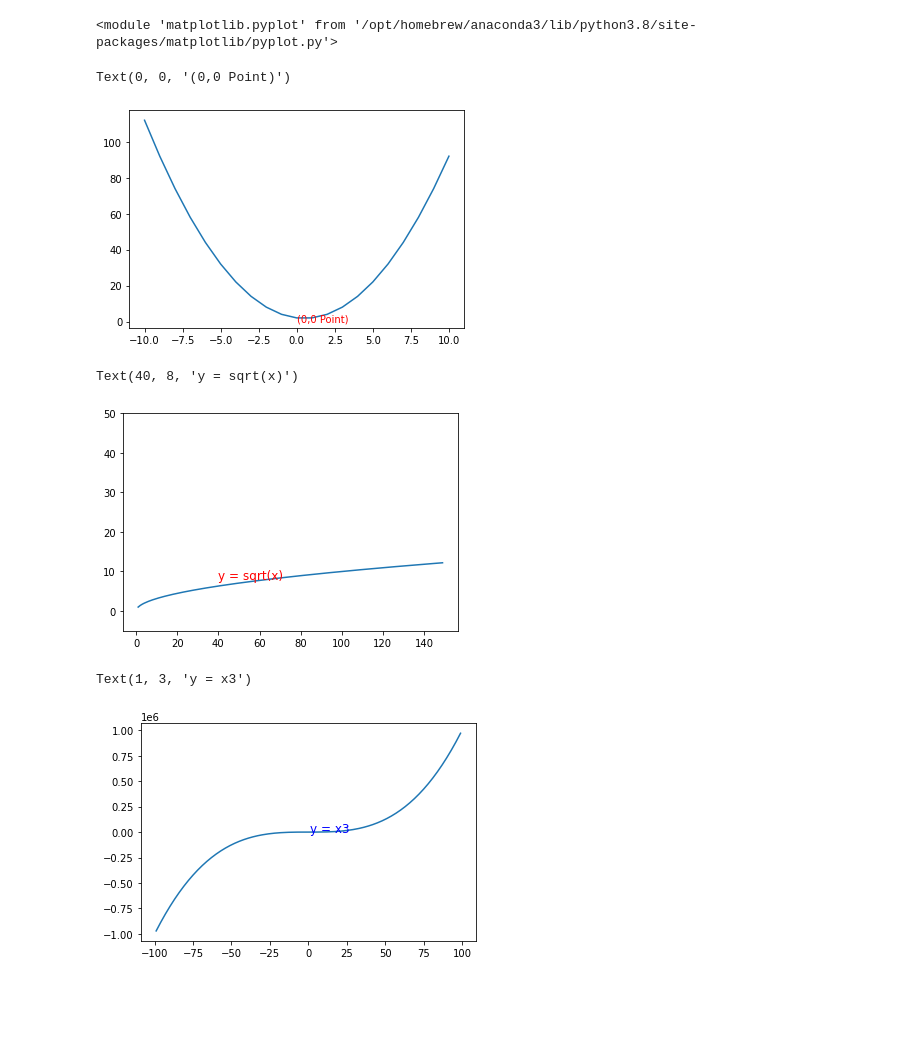
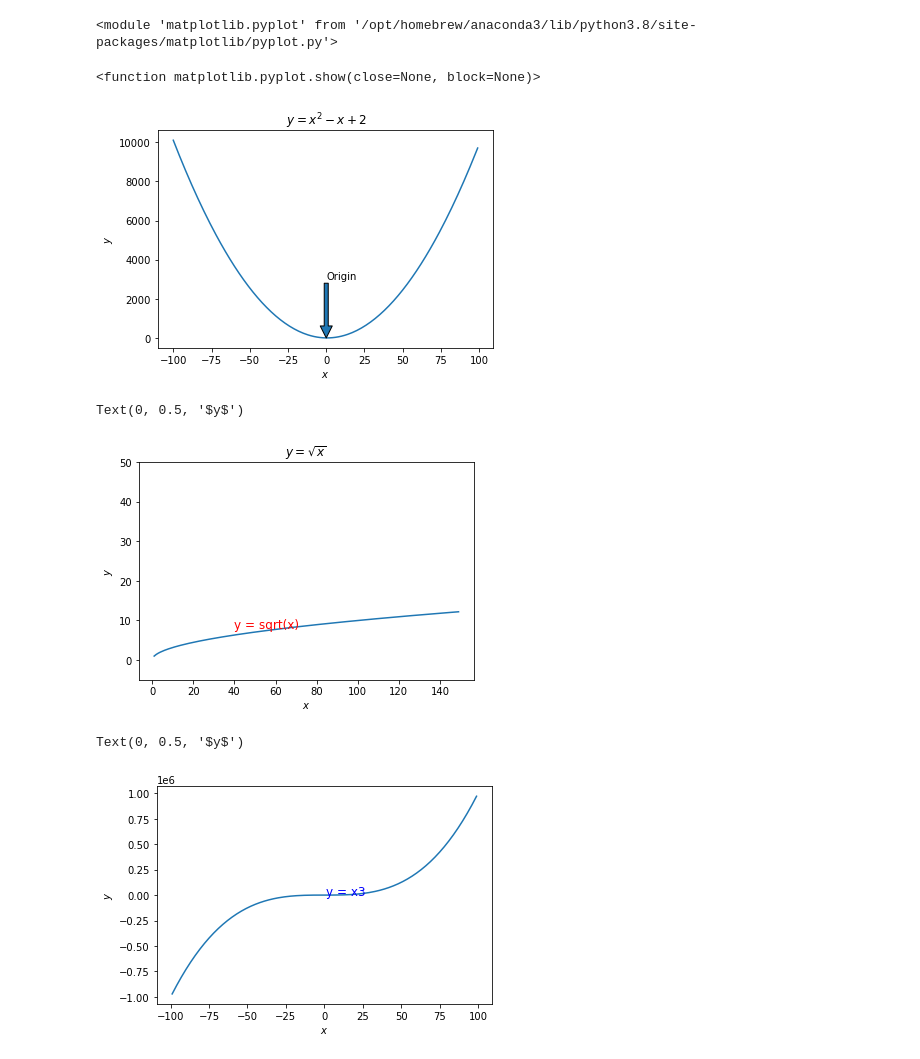
Before and after one commit to lupeluna/numpy-pandas-visualization-exercises, a Jupyter notebook: matplotlib_exercises.ipynb, the cells around one changed output. Cells and saved outputs as stored; diff of their text form; code cells hidden in the pictures; blank space fills up the shorter version.

```diff
--- a/matplotlib_exercises.ipynb
+++ b/matplotlib_exercises.ipynb
@@ -12,26 +12,33 @@ print(plt)
 
 # y = x**2 - x + 2
 # %%
-x = range(-10, 11)
-y = [n **2 - n + 2 for n in x]
+x = range(-100, 100)
+y = [(n **2 - n + 2) for n in x]
+
 plt.plot(x, y)
+plt.title(' $ y = x^2 - x + 2$')
+plt.xlabel('$x$')
+plt.ylabel('$y$')
+plt.annotate('Origin', xy = (0, 0), xytext = (0, 3000), arrowprops = {})
 plt.show
-plt.text(0, 0, '(0,0 Point)', fontsize = 10, color = 'r')
 # %% [output]
-Text(0, 0, '(0,0 Point)')
+<function matplotlib.pyplot.show(close=None, block=None)>
-[figure, old version]
+[figure, new version]
 # %%
 # 2.  Create and label 4 separate charts for the following
 # equations (choose a range for x that makes sense):
 # %%
-x = (range(1, 150))
+x = range(1, 150)
 y = [math.sqrt(n) for n in x]
 plt.plot(x,y)
 plt.ylim(-5, 50)
 plt.text(40, 8, 'y = sqrt(x)', fontsize = 12, color = 'r')
+plt.title('$y = \sqrt{x}$')
+plt.xlabel('$x$')
+plt.ylabel('$y$')
 # %% [output]
-Text(40, 8, 'y = sqrt(x)')
+Text(0, 0.5, '$y$')
-[figure, old version]
+[figure, new version]
 # %%
 # y = x3
 # %%
@@ -39,9 +46,11 @@ x = range(-99,100)
 y = [n**3 for n in x]
 plt.plot(x,y)
 plt.text(1, 3, 'y = x3', fontsize = 12, color = 'b')
+plt.xlabel('$x$')
+plt.ylabel('$y$')
 # %% [output]
-Text(1, 3, 'y = x3')
+Text(0, 0.5, '$y$')
-[figure, old version]
+[figure, new version]
 # %%
 # y = 2x
 # %%
```
Also changed, not shown: parts of 4 cells of this notebook.
